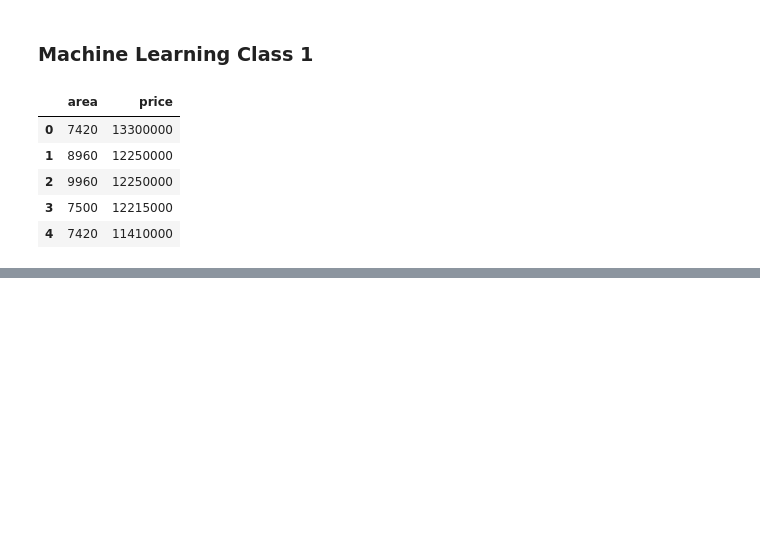
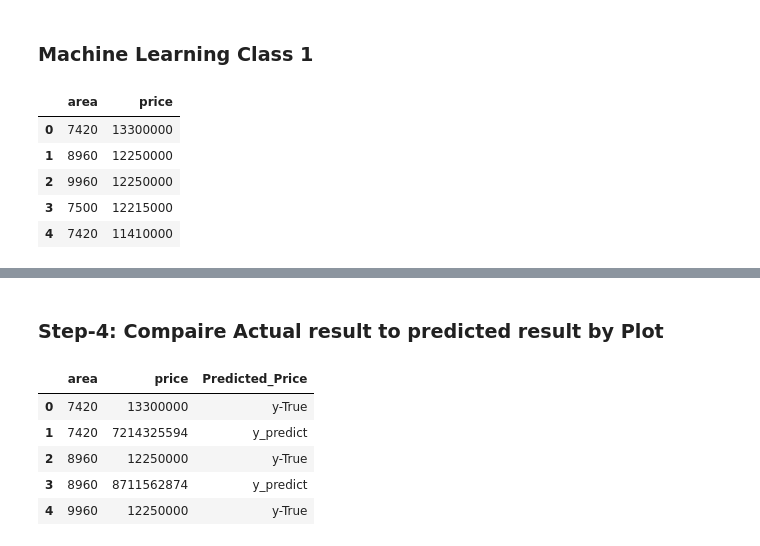
Before and after one commit to Mahadiur/Machine_Learning_Class_1, a Jupyter notebook: ML_Class_1.ipynb, the cells around one changed output, grey strips where cells are left out. Drawn from its saved outputs; the diff is of its cells as text; code cells hidden in the pictures; blank space fills up the shorter version.

```diff
--- a/ML_Class_1.ipynb
+++ b/ML_Class_1.ipynb
@@ -25,0 +70,30 @@ house_data.head()
+# %% [markdown]
+### Step-4: Compaire Actual result to predicted result by Plot
+# %%
+x = []
+y = []
+y_true = []
+
+for i in range(len(house_data)):
+    x.append(house_data['area'].iloc[i])
+    y.append(house_data['price'].iloc[i])
+    y_true.append('y-True')
+
+    x.append(house_data['area'].iloc[i])
+    y.append(house_data['Predicted_Price'].iloc[i])
+    y_true.append('y_predict')
+
+house_data = pd.DataFrame({
+    'area':np.array(x),
+    'price':np.array(y),
+    'Predicted_Price':np.array(y_true)
+})
+
+house_data.head()
+# %% [output]
+|  | area | price | Predicted_Price |
+| 0 | 7420 | 13300000 | y-True |
+| 1 | 7420 | 7214325594 | y_predict |
+| 2 | 8960 | 12250000 | y-True |
+| 3 | 8960 | 8711562874 | y_predict |
+| 4 | 9960 | 12250000 | y-True |
```
Also changed, not shown: parts of 10 cells of this notebook.
